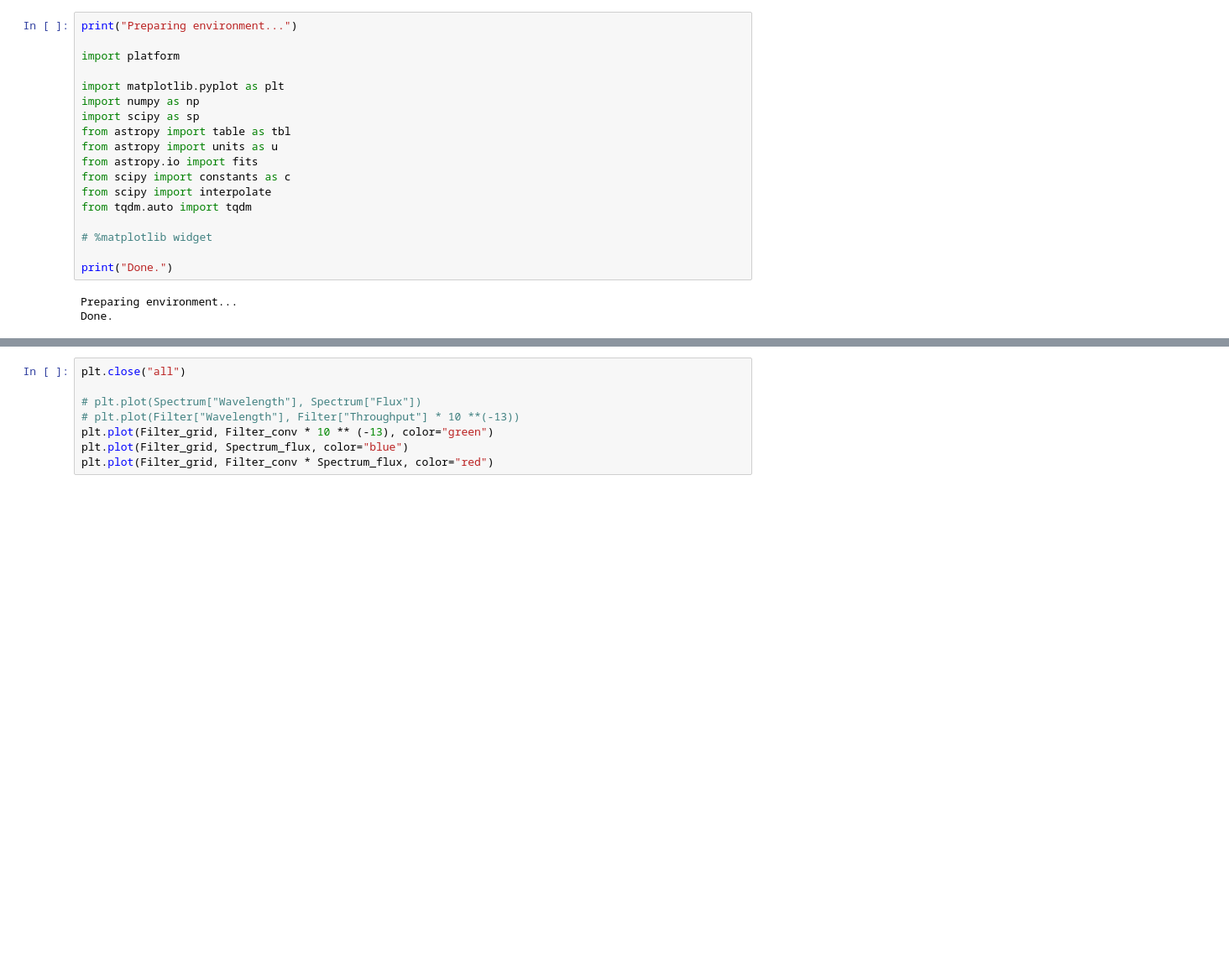
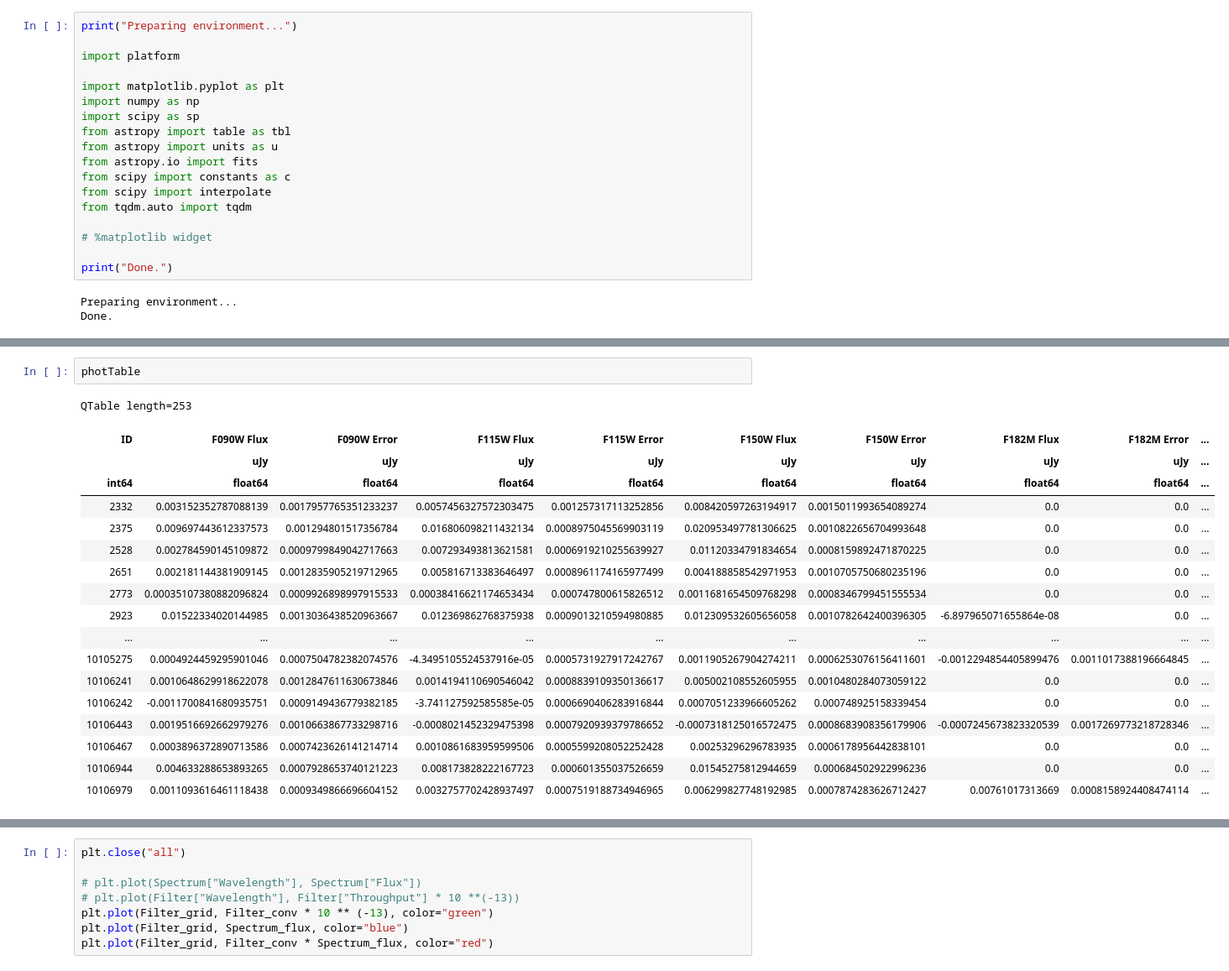
Before and after one commit to ImaanBontle/apo-phot, a Jupyter notebook: Utils/Filter_Throughput.ipynb, the cells around one changed output, grey strips where cells are left out. Shown at 84% size. Saved outputs shown, nothing was run; the diff lists cells and outputs as text; blank space fills up the shorter version.

```diff
--- a/Utils/Filter_Throughput.ipynb
+++ b/Utils/Filter_Throughput.ipynb
@@ -290,0 +361,21 @@ Done.
+# %%
+photTable
+# %% [output]
+QTable length=253
+| ID | F090W Flux | F090W Error | F115W Flux | F115W Error | F150W Flux | F150W Error | F182M Flux | F182M Error | ... |
+|  | uJy | uJy | uJy | uJy | uJy | uJy | uJy | uJy | ... |
+| int64 | float64 | float64 | float64 | float64 | float64 | float64 | float64 | float64 | ... |
+| 2332 | 0.003152352787088139 | 0.0017957765351233237 | 0.0057456327572303475 | 0.001257317113252856 | 0.008420597263194917 | 0.0015011993654089274 | 0.0 | 0.0 | ... |
+| 2375 | 0.009697443612337573 | 0.001294801517356784 | 0.016806098211432134 | 0.0008975045569903119 | 0.020953497781306625 | 0.0010822656704993648 | 0.0 | 0.0 | ... |
+| 2528 | 0.002784590145109872 | 0.0009799849042717663 | 0.007293493813621581 | 0.0006919210255639927 | 0.01120334791834654 | 0.0008159892471870225 | 0.0 | 0.0 | ... |
+| 2651 | 0.002181144381909145 | 0.0012835905219712965 | 0.005816713383646497 | 0.0008961174165977499 | 0.004188858542971953 | 0.0010705750680235196 | 0.0 | 0.0 | ... |
+| 2773 | 0.00035107380882096824 | 0.0009926898997915533 | 0.00038416621174653434 | 0.000747800615826512 | 0.0011681654509768298 | 0.0008346799451555534 | 0.0 | 0.0 | ... |
+| 2923 | 0.01522334020144985 | 0.0013036438520963667 | 0.012369862768375938 | 0.0009013210594980885 | 0.012309532605656058 | 0.0010782642400396305 | -6.897965071655864e-08 | 0.0 | ... |
+| ... | ... | ... | ... | ... | ... | ... | ... | ... | ... |
+| 10105275 | 0.0004924459295901046 | 0.0007504782382074576 | -4.3495105524537916e-05 | 0.0005731927917242767 | 0.0011905267904274211 | 0.0006253076156411601 | -0.0012294854405899476 | 0.0011017388196664845 | ... |
+| 10106241 | 0.0010648629918622078 | 0.0012847611630673846 | 0.0014194110690546042 | 0.0008839109350136617 | 0.005002108552605955 | 0.0010480284073059122 | 0.0 | 0.0 | ... |
+| 10106242 | -0.0011700841680935751 | 0.0009149436779382185 | -3.741127592585585e-05 | 0.0006690406283916844 | 0.0007051233966605262 | 0.000748925158339454 | 0.0 | 0.0 | ... |
+| 10106443 | 0.0019516692662979276 | 0.0010663867733298716 | -0.0008021452329475398 | 0.0007920939379786652 | -0.0007318125016572475 | 0.0008683908356179906 | -0.0007245673823320539 | 0.0017269773218728346 | ... |
+| 10106467 | 0.0003896372890713586 | 0.0007423626141214714 | 0.0010861683959599506 | 0.0005599208052252428 | 0.00253296296783935 | 0.0006178956442838101 | 0.0 | 0.0 | ... |
+| 10106944 | 0.004633288653893265 | 0.0007928653740121223 | 0.008173828222167723 | 0.000601355037526659 | 0.01545275812944659 | 0.000684502922996236 | 0.0 | 0.0 | ... |
+| 10106979 | 0.0011093616461118438 | 0.0009349866696604152 | 0.0032757702428937497 | 0.0007519188734946965 | 0.006299827748192985 | 0.0007874283626712427 | 0.00761017313669 | 0.0008158924408474114 | ... |
```
Also changed, not shown: parts of 8 cells of this notebook.
